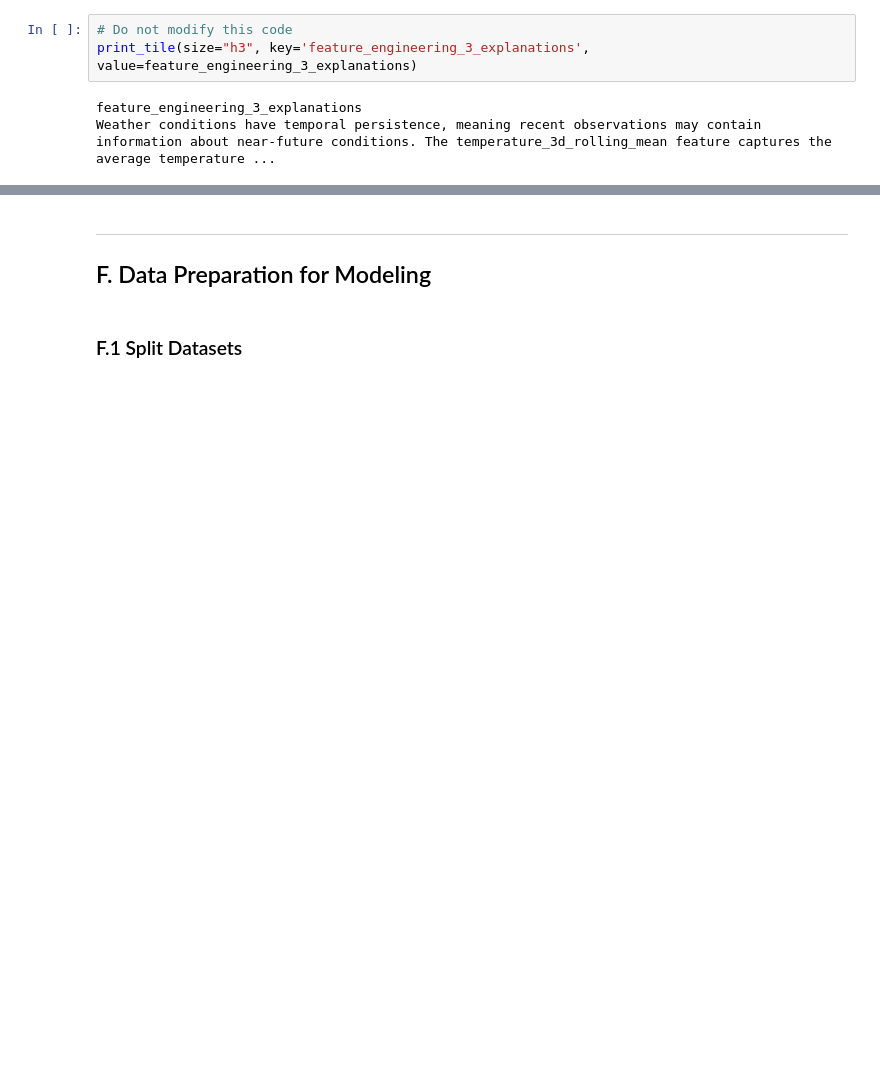
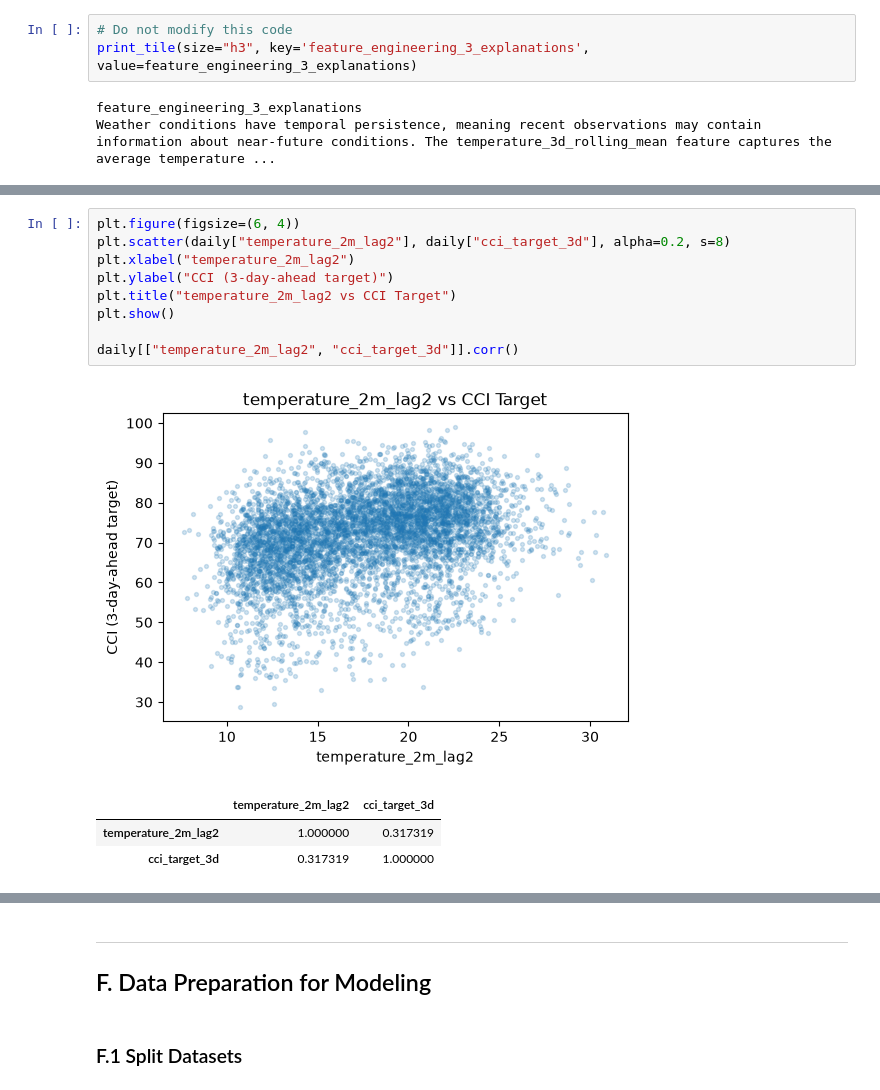
Before and after one commit to ParisaKalaki/36120-26SP-AT2-25969686-experiments, a Jupyter notebook: notebooks/comfort_climate/36120-26SP-AT2-25969686-comfort_climate.ipynb, the cells around one changed output, grey strips where cells are left out. Cells and saved outputs as stored; diff of their text form; blank space fills up the shorter version.

```diff
--- a/notebooks/comfort_climate/36120-26SP-AT2-25969686-comfort_climate.ipynb
+++ b/notebooks/comfort_climate/36120-26SP-AT2-25969686-comfort_climate.ipynb
@@ -1416,0 +1515,14 @@ Weather conditions have temporal persistence, meaning recent observations may co
+# %%
+plt.figure(figsize=(6, 4))
+plt.scatter(daily["temperature_2m_lag2"], daily["cci_target_3d"], alpha=0.2, s=8)
+plt.xlabel("temperature_2m_lag2")
+plt.ylabel("CCI (3-day-ahead target)")
+plt.title("temperature_2m_lag2 vs CCI Target")
+plt.show()
+
+daily[["temperature_2m_lag2", "cci_target_3d"]].corr()
+# %% [output]
+[figure, added]
+|  | temperature_2m_lag2 | cci_target_3d |
+| temperature_2m_lag2 | 1.000000 | 0.317319 |
+| cci_target_3d | 0.317319 | 1.000000 |
```
Also changed, not shown: parts of 49 cells of this notebook, 1 other file.
